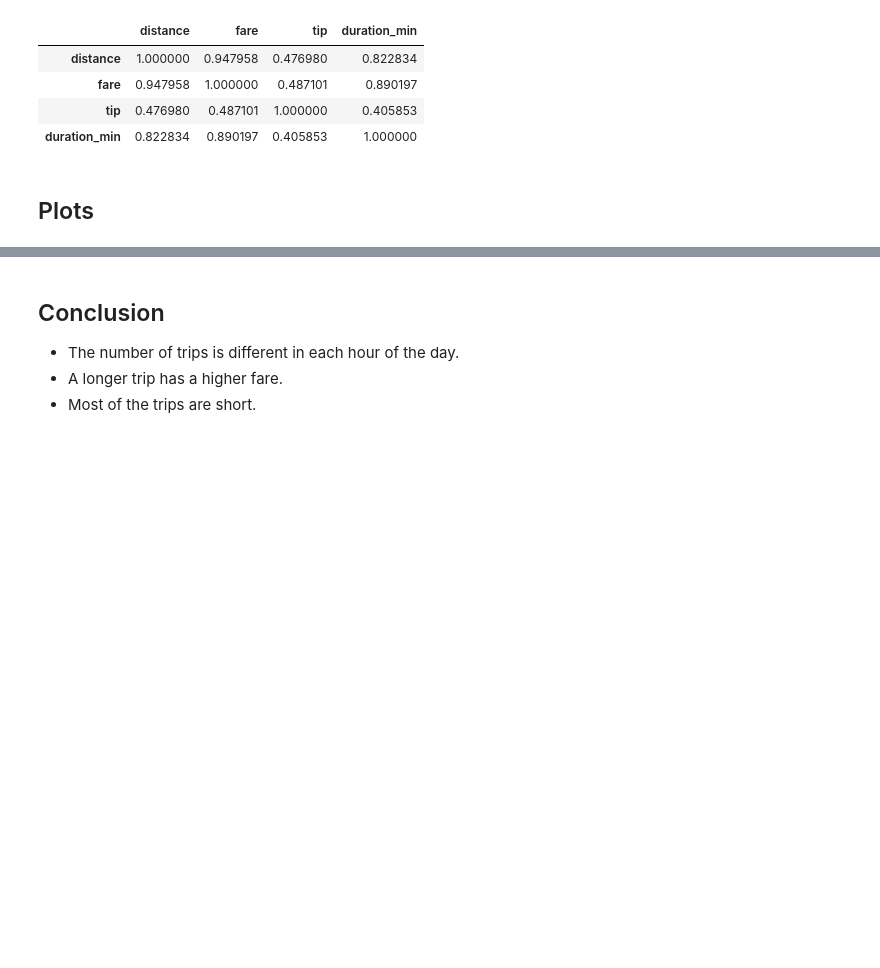
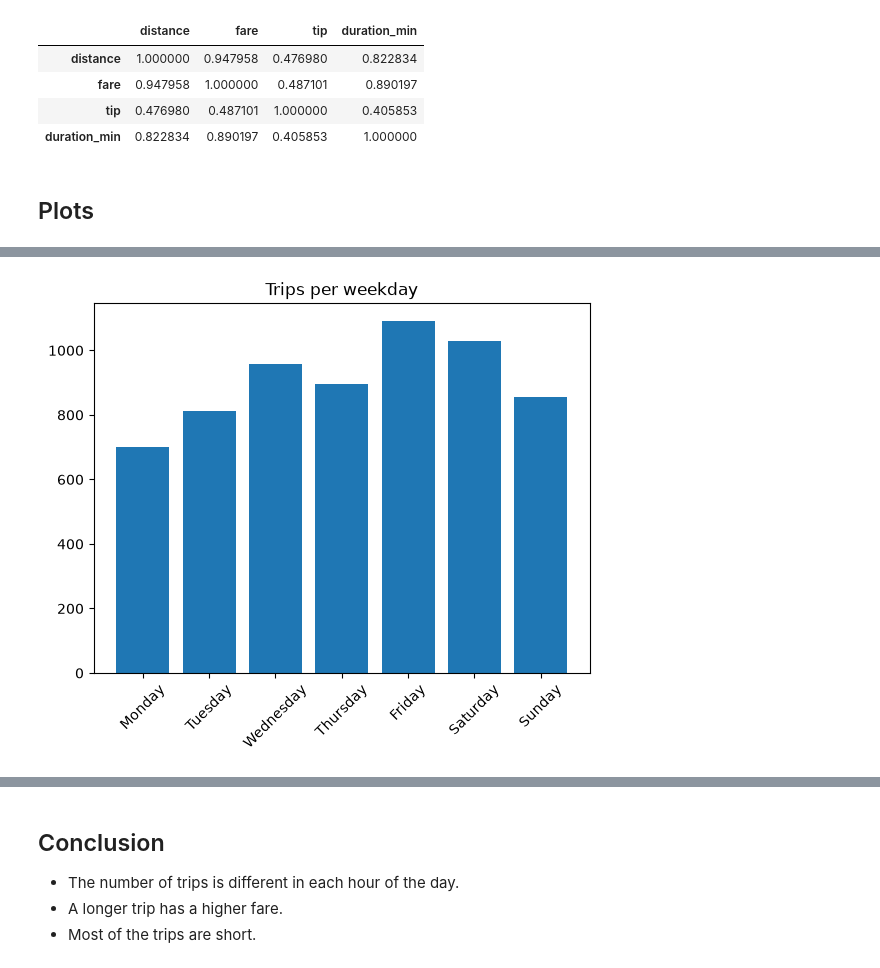
Before and after one commit to sheidashahreki/Data_Analysis_Tasks, a Jupyter notebook: Taxis_Analysis.ipynb, the cells around one changed output, grey strips where cells are left out. Drawn from its saved outputs; the diff is of its cells as text; code cells hidden in the pictures; blank space fills up the shorter version.

```diff
--- a/Taxis_Analysis.ipynb
+++ b/Taxis_Analysis.ipynb
@@ -154,3 +165,0 @@ trips_day
-# %%
-daily_fare = df.set_index("pickup").resample("D")["fare"].mean().reset_index()
-daily_fare.head()
@@ -239,0 +250,10 @@ fig.show()
+# %%
+days = ["Monday", "Tuesday", "Wednesday", "Thursday", "Friday", "Saturday", "Sunday"]
+counts = df["weekday"].value_counts()
+
+plt.bar(days, [counts[d] for d in days])
+plt.title("Trips per weekday")
+plt.xticks(rotation=45)
+plt.show()
+# %% [output]
+[figure, added]
```
Also changed, not shown: parts of 21 cells of this notebook.
